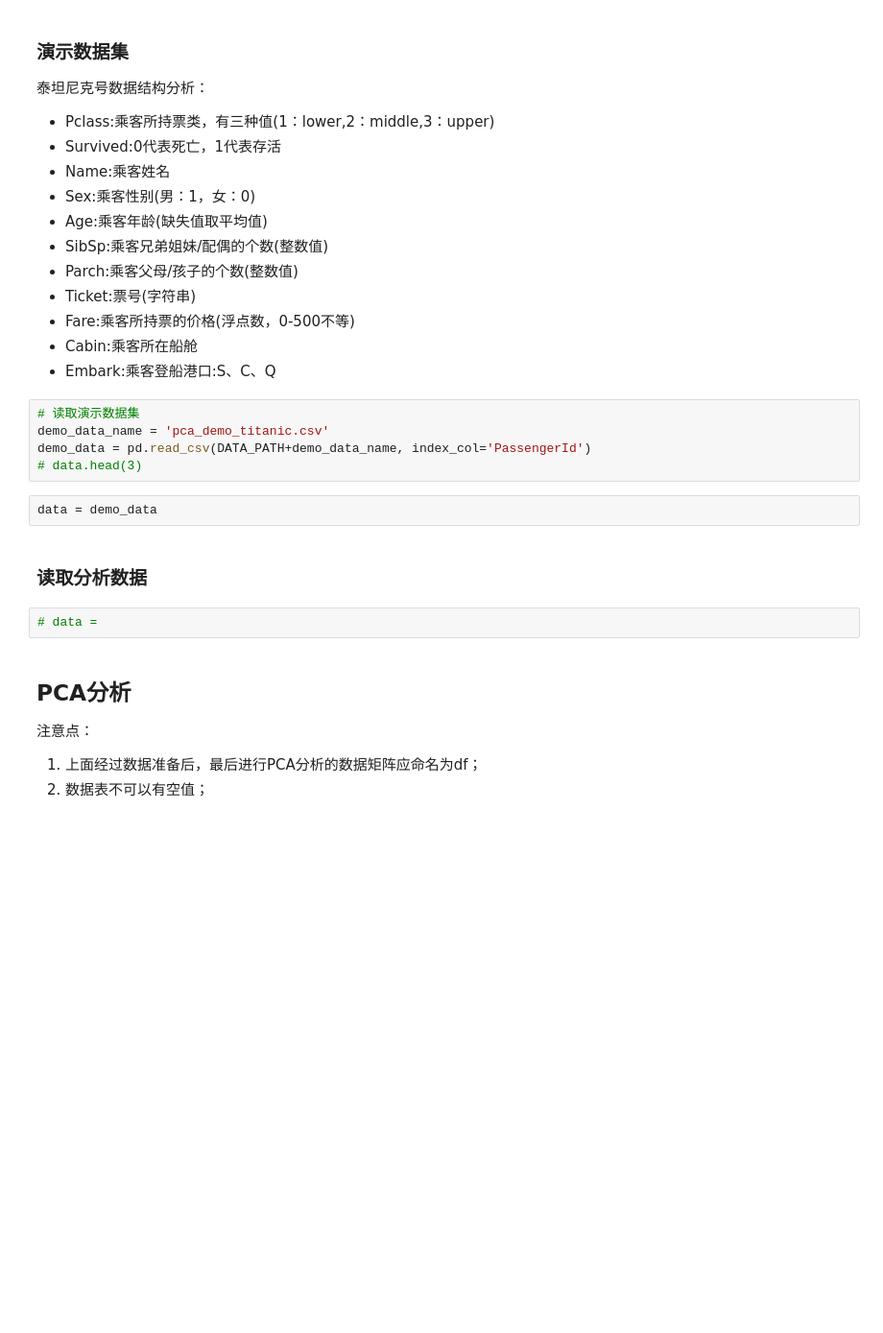
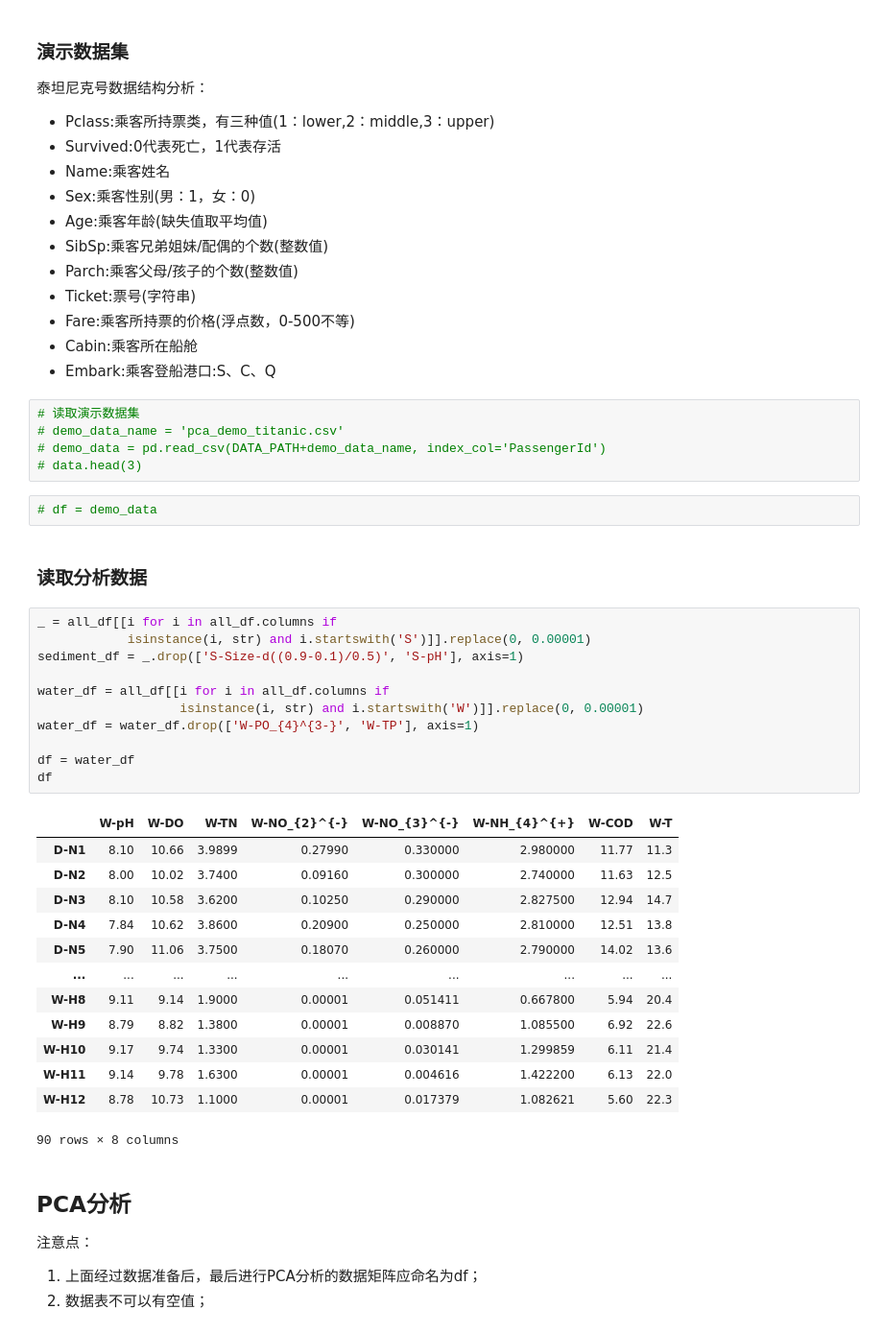
Before and after one commit to Man-Yacan/Thesis-For-Master, a Jupyter notebook: 主成分分析.ipynb, the cells around one changed output. Shown: that part at 96% size. Saved outputs shown, nothing was run; the diff lists cells and outputs as text; blank space fills up the shorter version.

```diff
--- a/主成分分析.ipynb
+++ b/主成分分析.ipynb
@@ -18,15 +18,38 @@ from ResearchMain import *
 - Embark:乘客登船港口:S、C、Q
 # %%
 # 读取演示数据集
-demo_data_name = 'pca_demo_titanic.csv'
-demo_data = pd.read_csv(DATA_PATH+demo_data_name, index_col='PassengerId')
+# demo_data_name = 'pca_demo_titanic.csv'
+# demo_data = pd.read_csv(DATA_PATH+demo_data_name, index_col='PassengerId')
 # data.head(3)
-# %%
-data = demo_data
+# %%
+# df = demo_data
 # %% [markdown]
 ### 读取分析数据
-# %%
-# data =
+# %%
+_ = all_df[[i for i in all_df.columns if
+            isinstance(i, str) and i.startswith('S')]].replace(0, 0.00001)
+sediment_df = _.drop(['S-Size-d((0.9-0.1)/0.5)', 'S-pH'], axis=1)
+
+water_df = all_df[[i for i in all_df.columns if
+                   isinstance(i, str) and i.startswith('W')]].replace(0, 0.00001)
+water_df = water_df.drop(['W-PO_{4}^{3-}', 'W-TP'], axis=1)
+
+df = water_df
+df
+# %% [output]
+|  | W-pH | W-DO | W-TN | W-NO_{2}^{-} | W-NO_{3}^{-} | W-NH_{4}^{+} | W-COD | W-T |
+| D-N1 | 8.10 | 10.66 | 3.9899 | 0.27990 | 0.330000 | 2.980000 | 11.77 | 11.3 |
+| D-N2 | 8.00 | 10.02 | 3.7400 | 0.09160 | 0.300000 | 2.740000 | 11.63 | 12.5 |
+| D-N3 | 8.10 | 10.58 | 3.6200 | 0.10250 | 0.290000 | 2.827500 | 12.94 | 14.7 |
+| D-N4 | 7.84 | 10.62 | 3.8600 | 0.20900 | 0.250000 | 2.810000 | 12.51 | 13.8 |
+| D-N5 | 7.90 | 11.06 | 3.7500 | 0.18070 | 0.260000 | 2.790000 | 14.02 | 13.6 |
+| ... | ... | ... | ... | ... | ... | ... | ... | ... |
+| W-H8 | 9.11 | 9.14 | 1.9000 | 0.00001 | 0.051411 | 0.667800 | 5.94 | 20.4 |
+| W-H9 | 8.79 | 8.82 | 1.3800 | 0.00001 | 0.008870 | 1.085500 | 6.92 | 22.6 |
+| W-H10 | 9.17 | 9.74 | 1.3300 | 0.00001 | 0.030141 | 1.299859 | 6.11 | 21.4 |
+| W-H11 | 9.14 | 9.78 | 1.6300 | 0.00001 | 0.004616 | 1.422200 | 6.13 | 22.0 |
+| W-H12 | 8.78 | 10.73 | 1.1000 | 0.00001 | 0.017379 | 1.082621 | 5.60 | 22.3 |
+90 rows × 8 columns
 # %% [markdown]
 ## PCA分析
 
```
Also changed, not shown: parts of 10 cells of this notebook, 43 other files.
